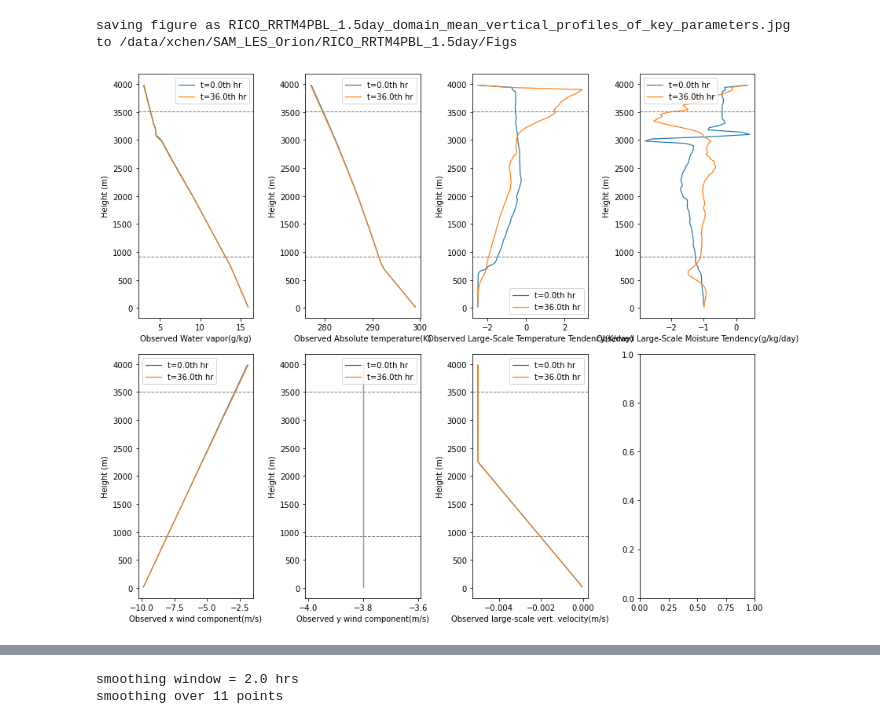
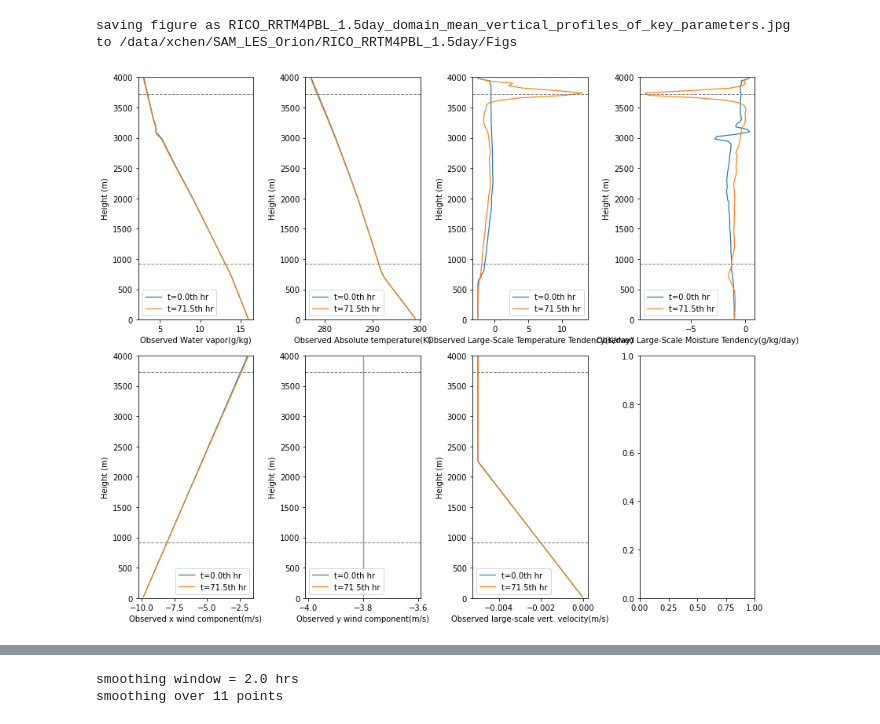
Before and after one commit to xychen-ocn/SAM_LES, a Jupyter notebook: jupyter/Main_script.ipynb, the cells around one changed output, grey strips where cells are left out. Drawn from its saved outputs; the diff is of its cells as text; code cells hidden in the pictures.

```diff
--- a/jupyter/Main_script.ipynb
+++ b/jupyter/Main_script.ipynb
@@ -80,13 +109,14 @@ to /data/xchen/SAM_LES_Orion/RICO_RRTM4PBL_1.5day/Figs
 # %%
 # 2. plot domain mean vertical profile at selected simulation time (initial and the end of simulation)
 # somehow the data structure is not consistent with each other.
+
 init_key_vars = ['QVOBS','TABSOBS','TTEND','QTEND','UOBS','VOBS','WOBS']
-out_stat.domain_mean_profiles(var_list = init_key_vars, simThr = [0, 36],ncol=4, figsize=(12,10), svfig=True,
+out_stat.domain_mean_profiles(var_list = init_key_vars, simThr = [0, 72],ncol=4, figsize=(12,10), svfig=True,
                          svdir=figlocdir)
 # %% [output]
 saving figure as RICO_RRTM4PBL_1.5day_domain_mean_vertical_profiles_of_key_parameters.jpg
 to /data/xchen/SAM_LES_Orion/RICO_RRTM4PBL_1.5day/Figs
-[figure, old version]
+[figure, new version]
 # %%
 ## ------- out_2D ------------ ##
 # plot domain evolution of vertically integrated (or 2D) quantities:
```
Also changed, not shown: parts of 10 cells of this notebook, 6 other files.
